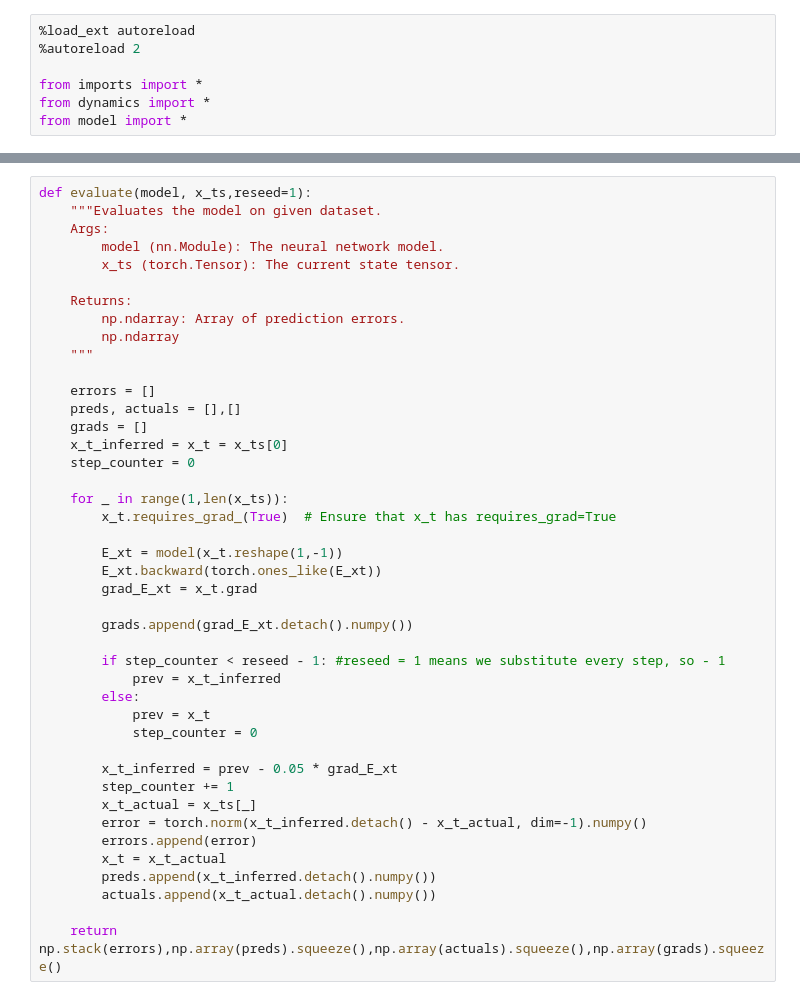
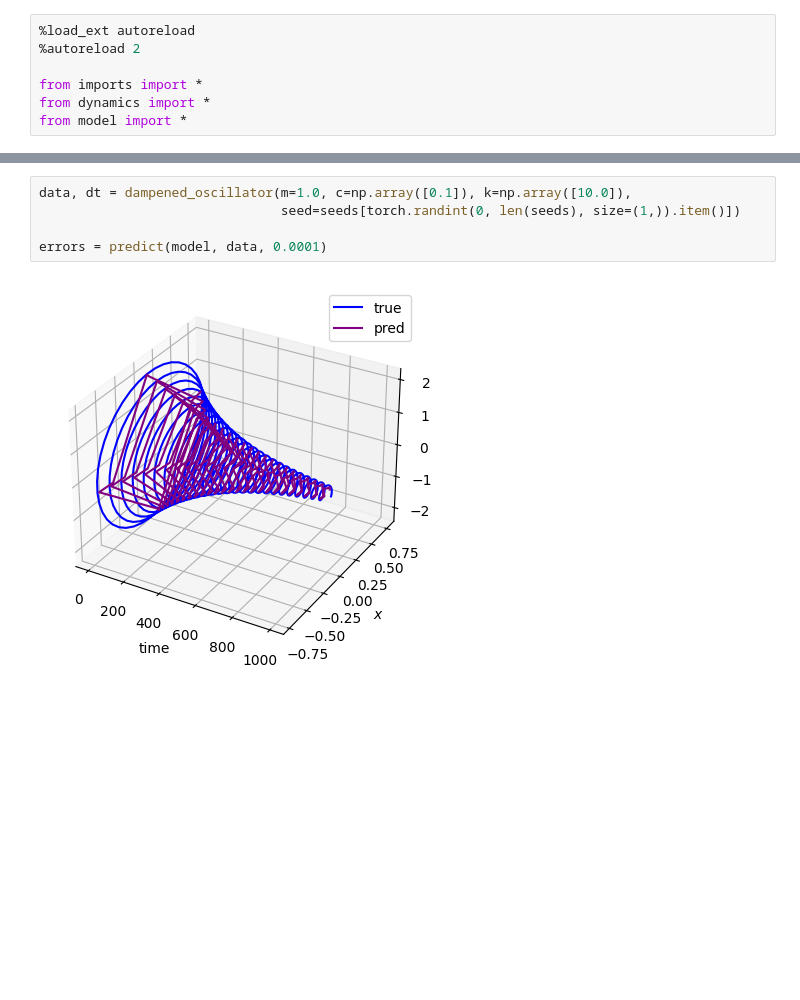
Before and after one commit to abhi-iyer/lyapunov_ebms, a Jupyter notebook: train_dampened_oscillator.ipynb, the cells around one changed output, grey strips where cells are left out. Saved outputs shown, nothing was run; the diff lists cells and outputs as text; blank space fills up the shorter version.

```diff
--- a/train_dampened_oscillator.ipynb
+++ b/train_dampened_oscillator.ipynb
@@ -150,43 +251,7 @@ plot_energy_landscape(model)
-# %%
-def evaluate(model, x_ts,reseed=1):
-    """Evaluates the model on given dataset.
-    Args:
-        model (nn.Module): The neural network model.
-        x_ts (torch.Tensor): The current state tensor.
-
-    Returns:
-        np.ndarray: Array of prediction errors.
-        np.ndarray
-    """
-
-    errors = []
-    preds, actuals = [],[]
-    grads = []
-    x_t_inferred = x_t = x_ts[0]
-    step_counter = 0
-
-    for _ in range(1,len(x_ts)):
-        x_t.requires_grad_(True)  # Ensure that x_t has requires_grad=True
-
-        E_xt = model(x_t.reshape(1,-1))
-        E_xt.backward(torch.ones_like(E_xt))
-        grad_E_xt = x_t.grad
-
-        grads.append(grad_E_xt.detach().numpy())
-
-        if step_counter < reseed - 1: #reseed = 1 means we substitute every step, so - 1
-            prev = x_t_inferred
-        else:
-            prev = x_t
-            step_counter = 0
-
-        x_t_inferred = prev - 0.05 * grad_E_xt
-        step_counter += 1
-        x_t_actual = x_ts[_]
-        error = torch.norm(x_t_inferred.detach() - x_t_actual, dim=-1).numpy()
-        errors.append(error)
-        x_t = x_t_actual
-        preds.append(x_t_inferred.detach().numpy())
-        actuals.append(x_t_actual.detach().numpy())
-
-    return np.stack(errors),np.array(preds).squeeze(),np.array(actuals).squeeze(),np.array(grads).squeeze()
+# %%
+data, dt = dampened_oscillator(m=1.0, c=np.array([0.1]), k=np.array([10.0]),
+                               seed=seeds[torch.randint(0, len(seeds), size=(1,)).item()])
+
+errors = predict(model, data, 0.0001)
+# %% [output]
+[figure, added]
```
Also changed, not shown: parts of 5 cells of this notebook, 4 other files.
